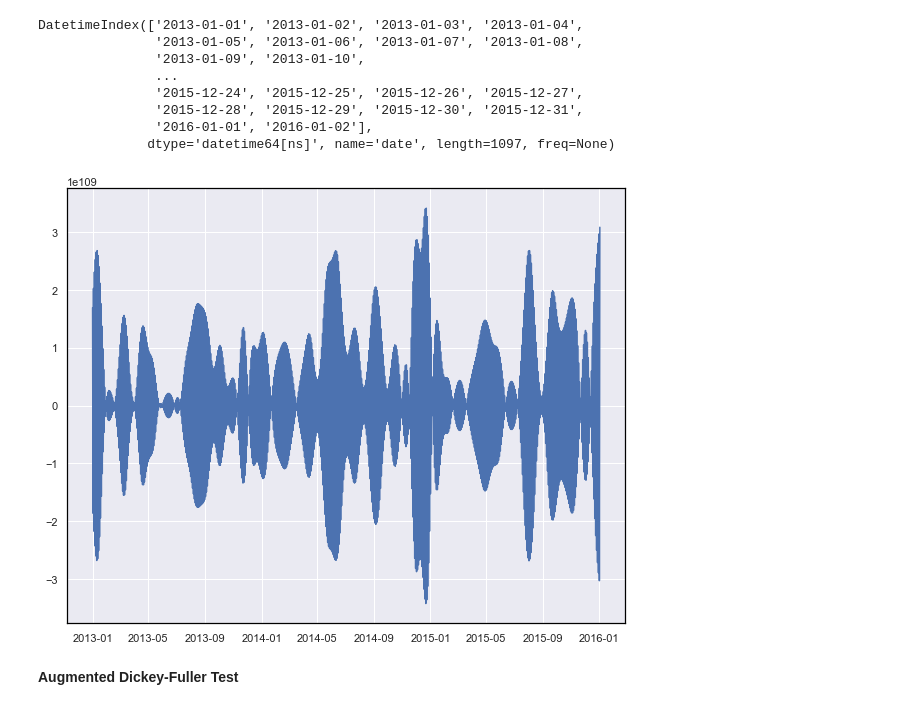
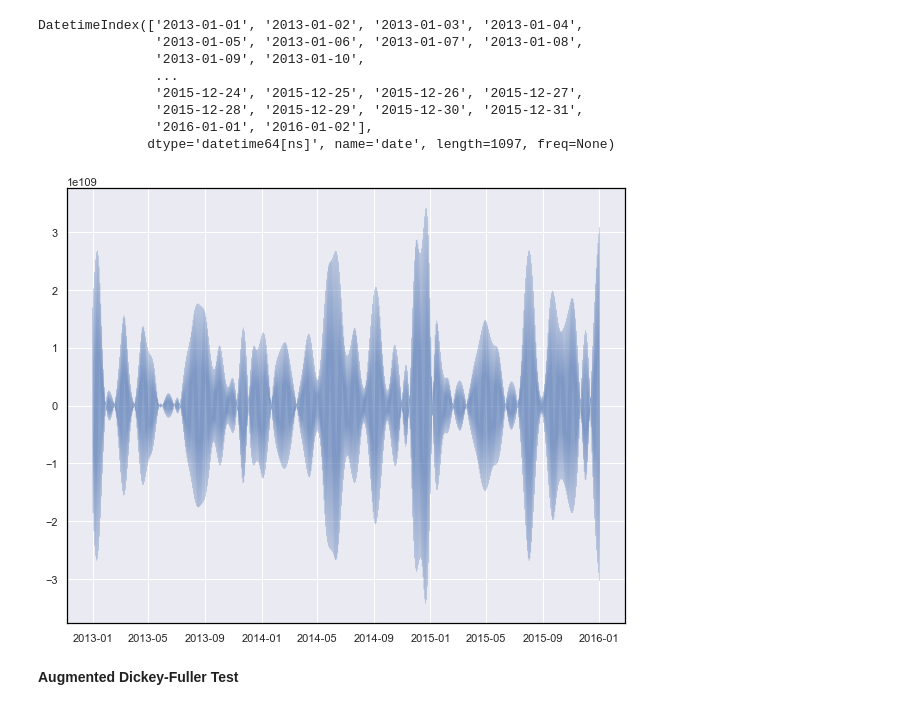
Before and after one commit to AndreasPalmgren/Weather-forecasting, a Jupyter notebook: Time Serie Analysis - Climate.ipynb, the cells around one changed output. Drawn from its saved outputs; the diff is of its cells as text; code cells hidden in the pictures.

```diff
--- a/Time Serie Analysis - Climate.ipynb
+++ b/Time Serie Analysis - Climate.ipynb
@@ -233,9 +233,9 @@ DatetimeIndex(['2013-01-01', '2013-01-02', '2013-01-03', '2013-01-04',
                '2016-01-01', '2016-01-02'],
               dtype='datetime64[ns]', name='date', length=1097, freq=None)
 # %%
-plt.plot(train.index[:-365], temp_d12);
+plt.plot(train.index[:-365], temp_d12, linewidth=0.3);
 # %% [output]
-[figure, old version]
+[figure, new version]
 # %% [markdown]
 **Augmented Dickey-Fuller Test**
 # %%
```
Also changed, not shown: parts of 1 cell of this notebook.
